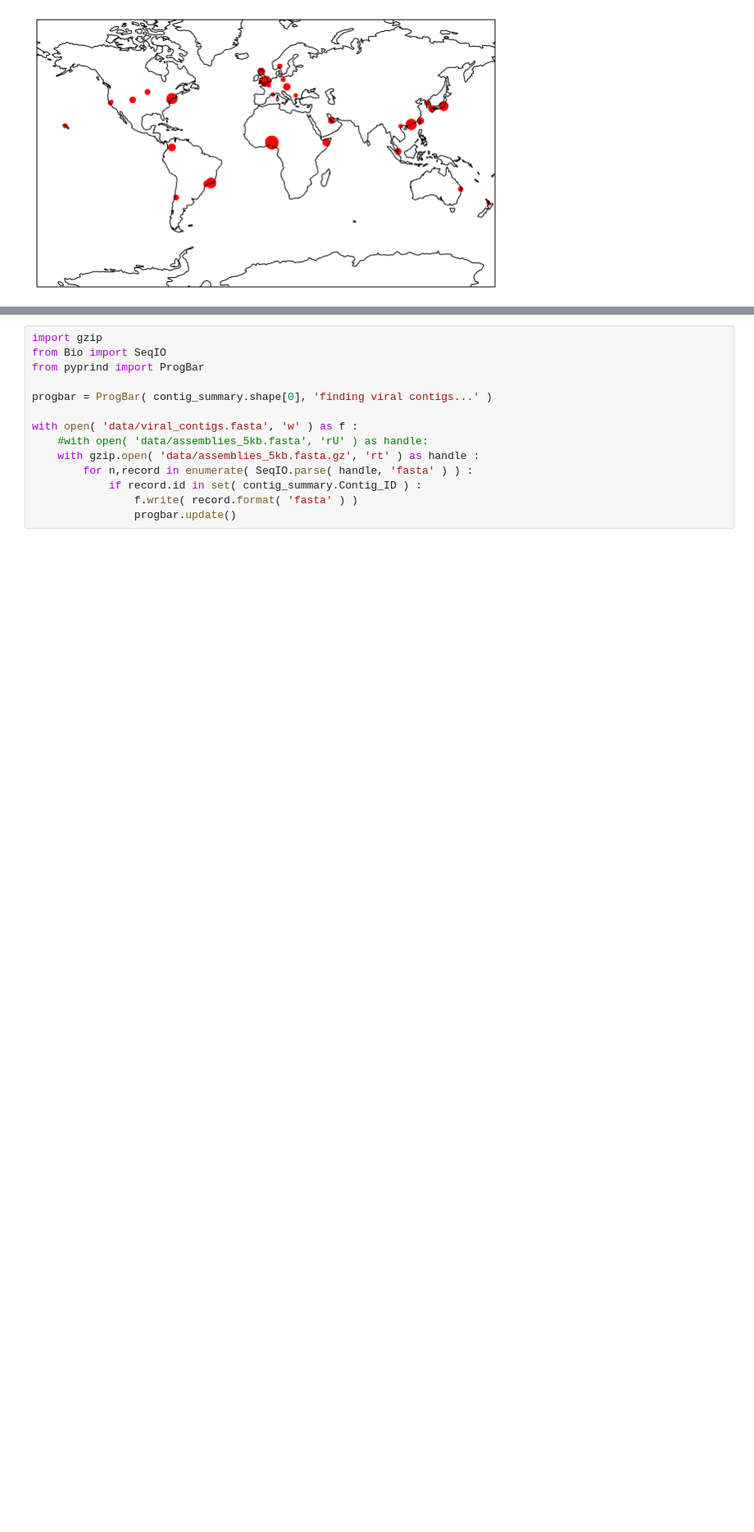
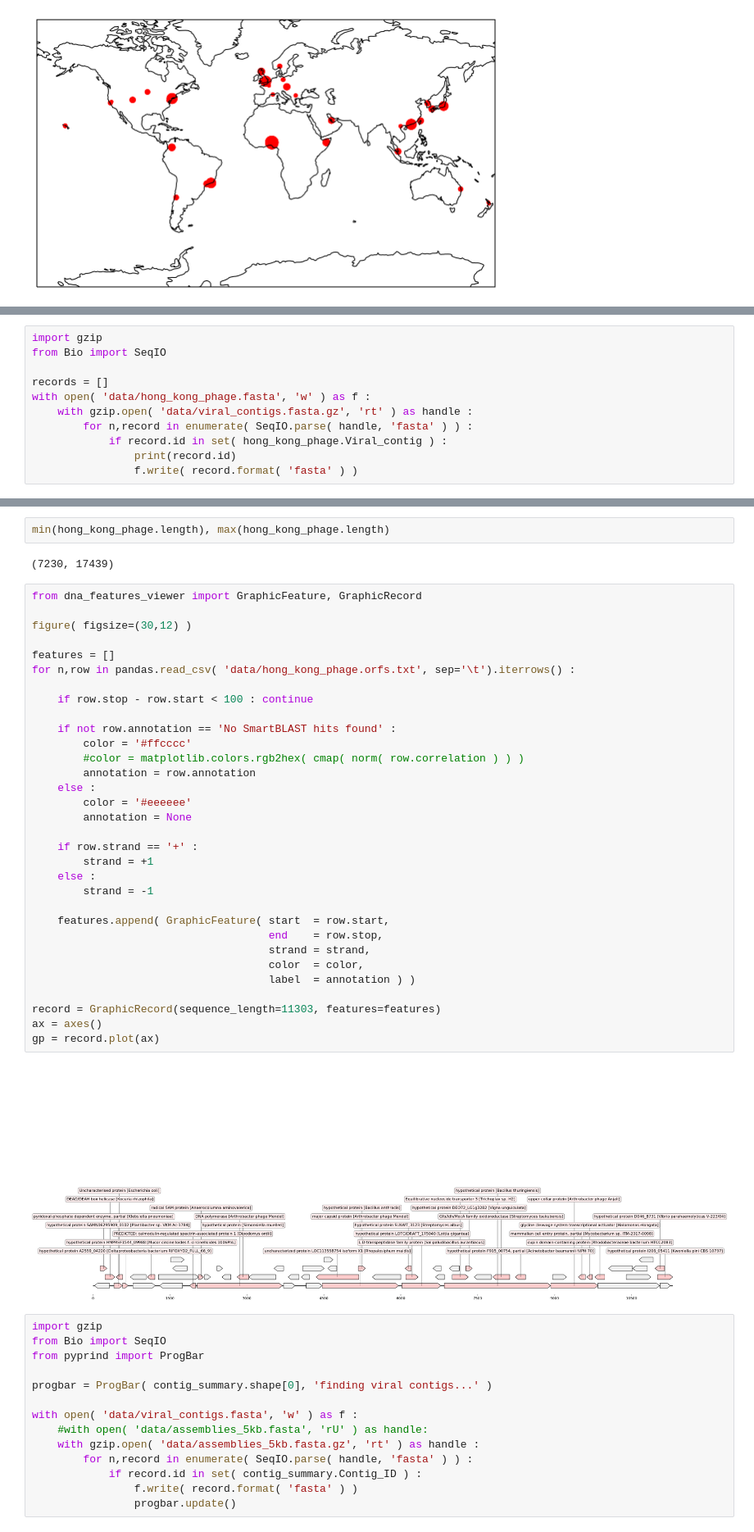
Before and after one commit to ryneches/metasub, a Jupyter notebook: MetaSUBviralBioGeo.ipynb, the cells around one changed output, grey strips where cells are left out. Shown at 82% size. Cells and saved outputs as stored; diff of their text form; blank space fills up the shorter version.

```diff
--- a/MetaSUBviralBioGeo.ipynb
+++ b/MetaSUBviralBioGeo.ipynb
@@ -254,0 +332,11 @@ Name: 6227, dtype: object
+# %%
+import gzip
+from Bio import SeqIO
+
+records = []
+with open( 'data/hong_kong_phage.fasta', 'w' ) as f :
+    with gzip.open( 'data/viral_contigs.fasta.gz', 'rt' ) as handle :
+        for n,record in enumerate( SeqIO.parse( handle, 'fasta' ) ) :
+            if record.id in set( hong_kong_phage.Viral_contig ) :
+                print(record.id)
+                f.write( record.format( 'fasta' ) )
@@ -255,3 +361,41 @@ Name: 6227, dtype: object
+# %%
+min(hong_kong_phage.length), max(hong_kong_phage.length)
+# %% [output]
+(7230, 17439)
+# %%
+from dna_features_viewer import GraphicFeature, GraphicRecord
+
+figure( figsize=(30,12) )
+
+features = []
+for n,row in pandas.read_csv( 'data/hong_kong_phage.orfs.txt', sep='\t').iterrows() :
+
+    if row.stop - row.start < 100 : continue
+
+    if not row.annotation == 'No SmartBLAST hits found' :
+        color = '#ffcccc'
+        #color = matplotlib.colors.rgb2hex( cmap( norm( row.correlation ) ) )
+        annotation = row.annotation
+    else :
+        color = '#eeeeee'
+        annotation = None
+
+    if row.strand == '+' :
+        strand = +1
+    else :
+        strand = -1
+
+    features.append( GraphicFeature( start  = row.start,
+                                     end    = row.stop,
+                                     strand = strand,
+                                     color  = color,
+                                     label  = annotation ) )
+
+record = GraphicRecord(sequence_length=11303, features=features)
+ax = axes()
+gp = record.plot(ax)
+# %% [output]
+[figure, added]
 # %%
 import gzip
 from Bio import SeqIO
```
Also changed, not shown: parts of 8 cells of this notebook, 10 other files.
